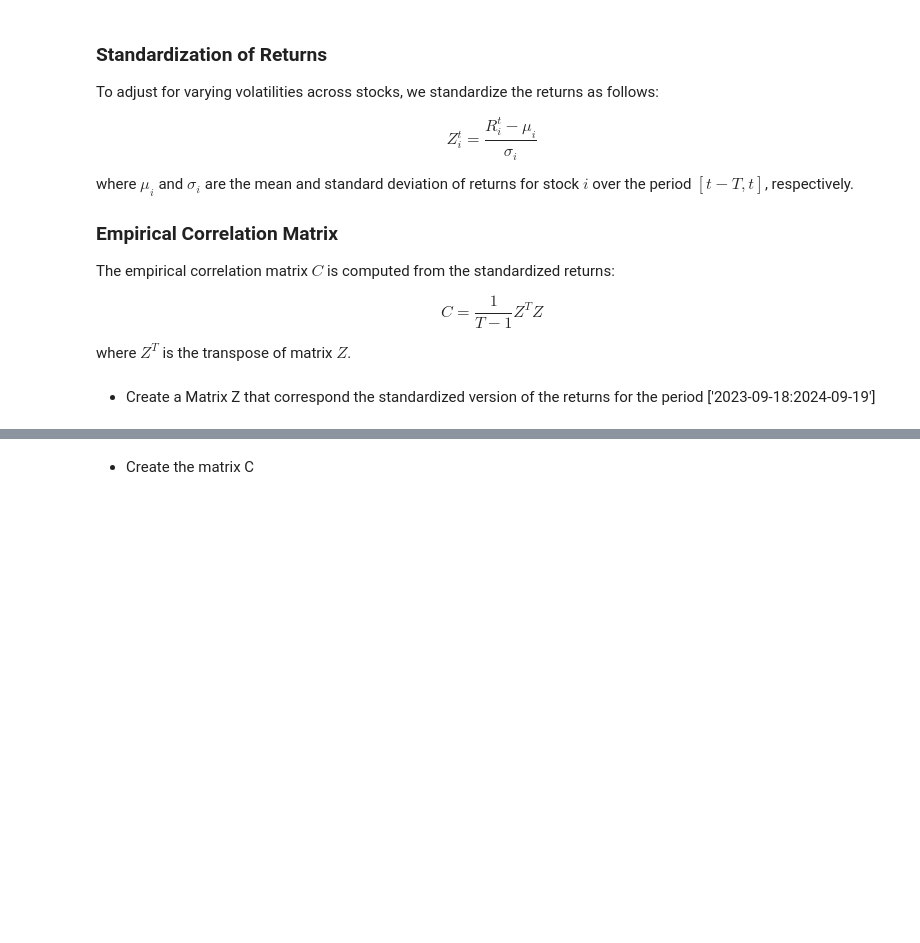
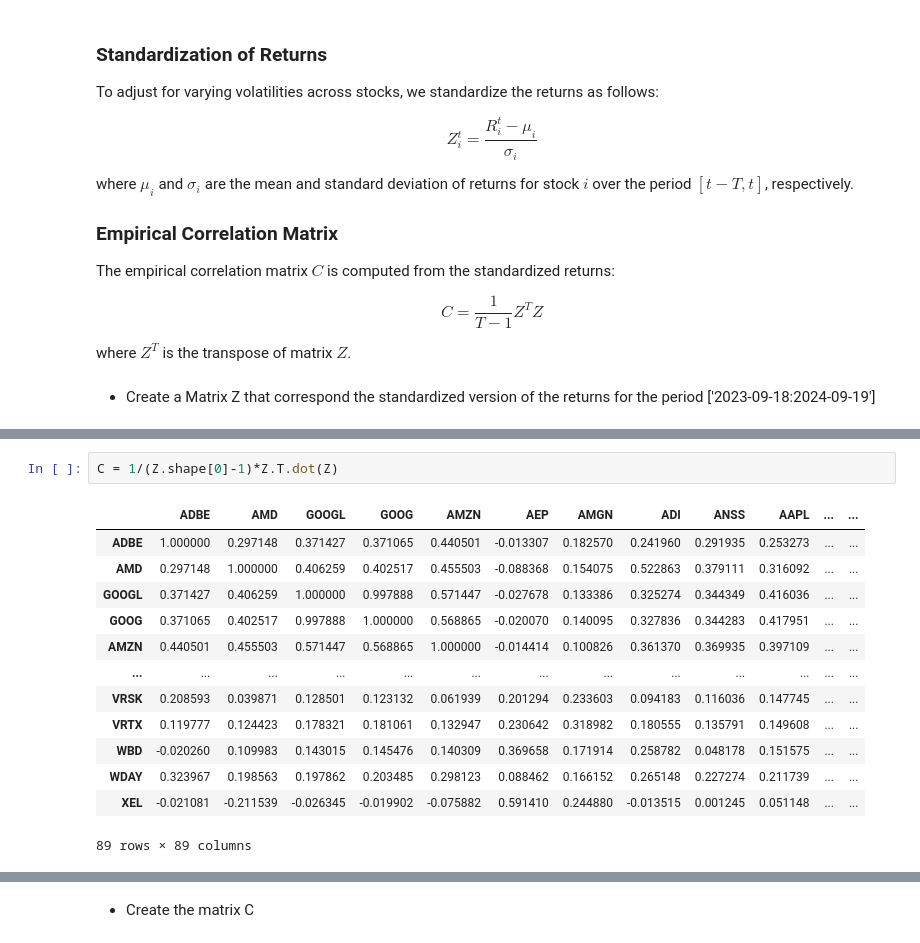
Before and after one commit to Jandsy/introduction_python_dauphine, a Jupyter notebook: Section_4/Partial_Solution_Strategy_and_LLM.ipynb, the cells around one changed output, grey strips where cells are left out. Cells and saved outputs as stored; diff of their text form; blank space fills up the shorter version.

```diff
--- a/Section_4/Partial_Solution_Strategy_and_LLM.ipynb
+++ b/Section_4/Partial_Solution_Strategy_and_LLM.ipynb
@@ -318,0 +384,16 @@ where $Z^T$ is the transpose of matrix $Z$.
+# %%
+C = 1/(Z.shape[0]-1)*Z.T.dot(Z)
+# %% [output]
+|  | ADBE | AMD | GOOGL | GOOG | AMZN | AEP | AMGN | ADI | ANSS | AAPL | ... | ... |
+| ADBE | 1.000000 | 0.297148 | 0.371427 | 0.371065 | 0.440501 | -0.013307 | 0.182570 | 0.241960 | 0.291935 | 0.253273 | ... | ... |
+| AMD | 0.297148 | 1.000000 | 0.406259 | 0.402517 | 0.455503 | -0.088368 | 0.154075 | 0.522863 | 0.379111 | 0.316092 | ... | ... |
+| GOOGL | 0.371427 | 0.406259 | 1.000000 | 0.997888 | 0.571447 | -0.027678 | 0.133386 | 0.325274 | 0.344349 | 0.416036 | ... | ... |
+| GOOG | 0.371065 | 0.402517 | 0.997888 | 1.000000 | 0.568865 | -0.020070 | 0.140095 | 0.327836 | 0.344283 | 0.417951 | ... | ... |
+| AMZN | 0.440501 | 0.455503 | 0.571447 | 0.568865 | 1.000000 | -0.014414 | 0.100826 | 0.361370 | 0.369935 | 0.397109 | ... | ... |
+| ... | ... | ... | ... | ... | ... | ... | ... | ... | ... | ... | ... | ... |
+| VRSK | 0.208593 | 0.039871 | 0.128501 | 0.123132 | 0.061939 | 0.201294 | 0.233603 | 0.094183 | 0.116036 | 0.147745 | ... | ... |
+| VRTX | 0.119777 | 0.124423 | 0.178321 | 0.181061 | 0.132947 | 0.230642 | 0.318982 | 0.180555 | 0.135791 | 0.149608 | ... | ... |
+| WBD | -0.020260 | 0.109983 | 0.143015 | 0.145476 | 0.140309 | 0.369658 | 0.171914 | 0.258782 | 0.048178 | 0.151575 | ... | ... |
+| WDAY | 0.323967 | 0.198563 | 0.197862 | 0.203485 | 0.298123 | 0.088462 | 0.166152 | 0.265148 | 0.227274 | 0.211739 | ... | ... |
+| XEL | -0.021081 | -0.211539 | -0.026345 | -0.019902 | -0.075882 | 0.591410 | 0.244880 | -0.013515 | 0.001245 | 0.051148 | ... | ... |
+89 rows × 89 columns
```
Also changed, not shown: parts of 26 cells of this notebook.
